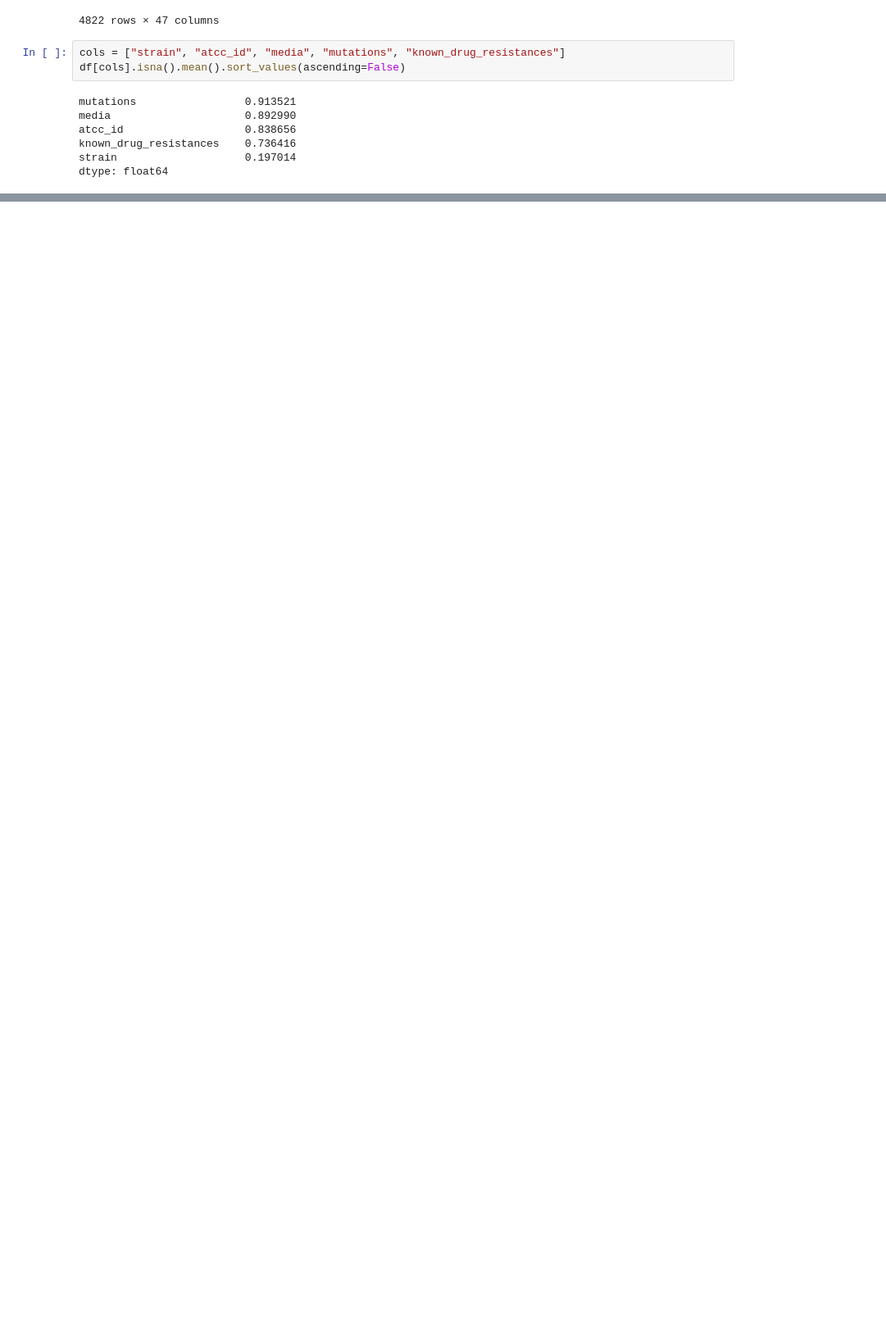
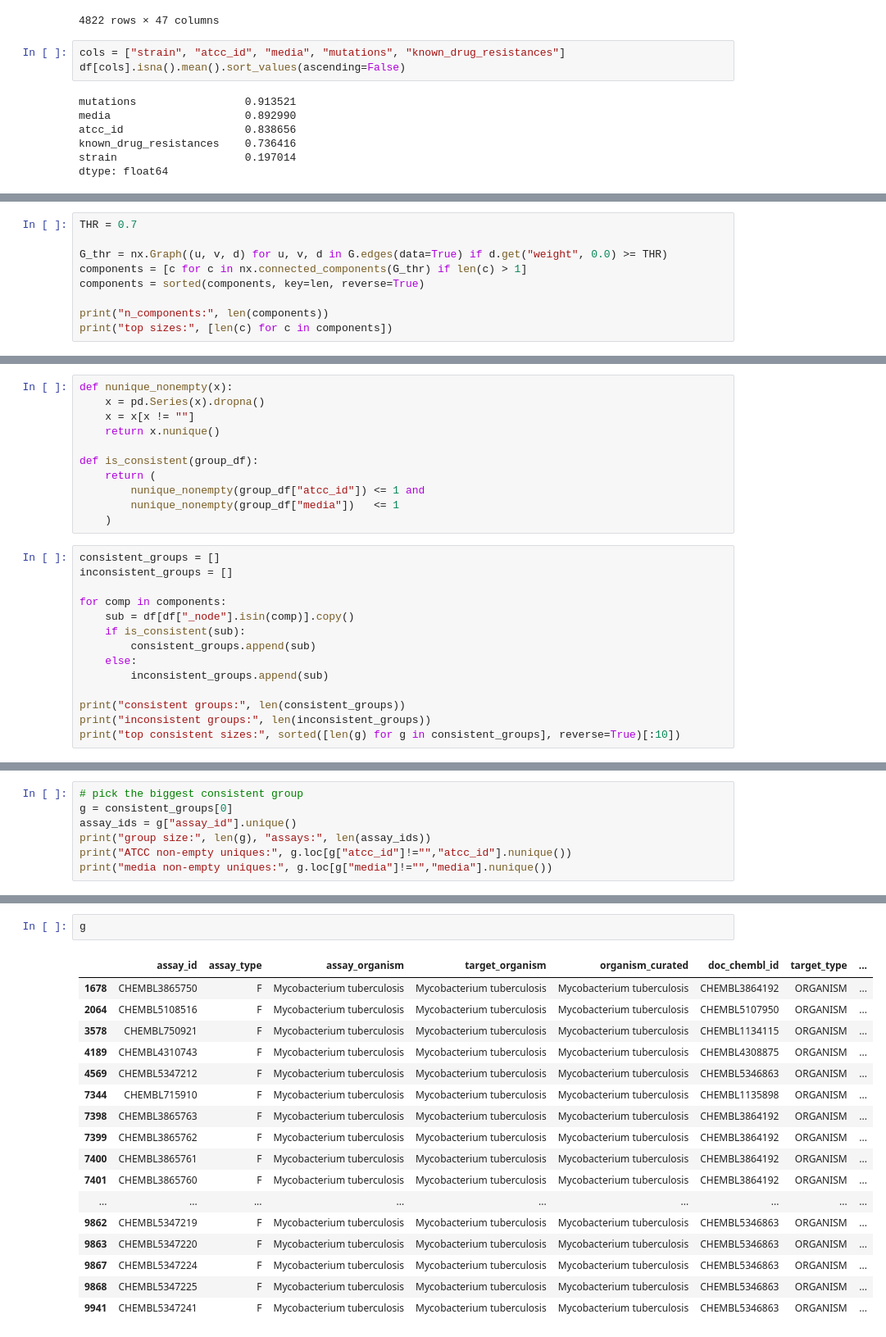
Before and after one commit to ersilia-os/chembl-antimicrobial-tasks, a Jupyter notebook: notebooks/merging.ipynb, the cells around one changed output, grey strips where cells are left out. Shown at 82% size. Saved outputs shown, nothing was run; the diff lists cells and outputs as text; blank space fills up the shorter version.

```diff
--- a/notebooks/merging.ipynb
+++ b/notebooks/merging.ipynb
@@ -259,0 +369,9 @@ for i,j in df[df["strain"] != ""].groupby('strain'):
+# %%
+THR = 0.7
+
+G_thr = nx.Graph((u, v, d) for u, v, d in G.edges(data=True) if d.get("weight", 0.0) >= THR)
+components = [c for c in nx.connected_components(G_thr) if len(c) > 1]
+components = sorted(components, key=len, reverse=True)
+
+print("n_components:", len(components))
+print("top sizes:", [len(c) for c in components])
@@ -259,0 +381,25 @@ for i,j in df[df["strain"] != ""].groupby('strain'):
+# %%
+def nunique_nonempty(x):
+    x = pd.Series(x).dropna()
+    x = x[x != ""]
+    return x.nunique()
+
+def is_consistent(group_df):
+    return (
+        nunique_nonempty(group_df["atcc_id"]) <= 1 and
+        nunique_nonempty(group_df["media"])   <= 1
+    )
+# %%
+consistent_groups = []
+inconsistent_groups = []
+
+for comp in components:
+    sub = df[df["_node"].isin(comp)].copy()
+    if is_consistent(sub):
+        consistent_groups.append(sub)
+    else:
+        inconsistent_groups.append(sub)
+
+print("consistent groups:", len(consistent_groups))
+print("inconsistent groups:", len(inconsistent_groups))
+print("top consistent sizes:", sorted([len(g) for g in consistent_groups], reverse=True)[:10])
@@ -259,0 +410,7 @@ for i,j in df[df["strain"] != ""].groupby('strain'):
+# %%
+# pick the biggest consistent group
+g = consistent_groups[0]
+assay_ids = g["assay_id"].unique()
+print("group size:", len(g), "assays:", len(assay_ids))
+print("ATCC non-empty uniques:", g.loc[g["atcc_id"]!="","atcc_id"].nunique())
+print("media non-empty uniques:", g.loc[g["media"]!="","media"].nunique())
@@ -259,0 +421,20 @@ for i,j in df[df["strain"] != ""].groupby('strain'):
+# %%
+g
+# %% [output]
+|  | assay_id | assay_type | assay_organism | target_organism | organism_curated | doc_chembl_id | target_type | ... |
+| 1678 | CHEMBL3865750 | F | Mycobacterium tuberculosis | Mycobacterium tuberculosis | Mycobacterium tuberculosis | CHEMBL3864192 | ORGANISM | ... |
+| 2064 | CHEMBL5108516 | F | Mycobacterium tuberculosis | Mycobacterium tuberculosis | Mycobacterium tuberculosis | CHEMBL5107950 | ORGANISM | ... |
+| 3578 | CHEMBL750921 | F | Mycobacterium tuberculosis | Mycobacterium tuberculosis | Mycobacterium tuberculosis | CHEMBL1134115 | ORGANISM | ... |
+| 4189 | CHEMBL4310743 | F | Mycobacterium tuberculosis | Mycobacterium tuberculosis | Mycobacterium tuberculosis | CHEMBL4308875 | ORGANISM | ... |
+| 4569 | CHEMBL5347212 | F | Mycobacterium tuberculosis | Mycobacterium tuberculosis | Mycobacterium tuberculosis | CHEMBL5346863 | ORGANISM | ... |
+| 7344 | CHEMBL715910 | F | Mycobacterium tuberculosis | Mycobacterium tuberculosis | Mycobacterium tuberculosis | CHEMBL1135898 | ORGANISM | ... |
+| 7398 | CHEMBL3865763 | F | Mycobacterium tuberculosis | Mycobacterium tuberculosis | Mycobacterium tuberculosis | CHEMBL3864192 | ORGANISM | ... |
+| 7399 | CHEMBL3865762 | F | Mycobacterium tuberculosis | Mycobacterium tuberculosis | Mycobacterium tuberculosis | CHEMBL3864192 | ORGANISM | ... |
+| 7400 | CHEMBL3865761 | F | Mycobacterium tuberculosis | Mycobacterium tuberculosis | Mycobacterium tuberculosis | CHEMBL3864192 | ORGANISM | ... |
+| 7401 | CHEMBL3865760 | F | Mycobacterium tuberculosis | Mycobacterium tuberculosis | Mycobacterium tuberculosis | CHEMBL3864192 | ORGANISM | ... |
+| ... | ... | ... | ... | ... | ... | ... | ... | ... |
+| 9862 | CHEMBL5347219 | F | Mycobacterium tuberculosis | Mycobacterium tuberculosis | Mycobacterium tuberculosis | CHEMBL5346863 | ORGANISM | ... |
+| 9863 | CHEMBL5347220 | F | Mycobacterium tuberculosis | Mycobacterium tuberculosis | Mycobacterium tuberculosis | CHEMBL5346863 | ORGANISM | ... |
+| 9867 | CHEMBL5347224 | F | Mycobacterium tuberculosis | Mycobacterium tuberculosis | Mycobacterium tuberculosis | CHEMBL5346863 | ORGANISM | ... |
+| 9868 | CHEMBL5347225 | F | Mycobacterium tuberculosis | Mycobacterium tuberculosis | Mycobacterium tuberculosis | CHEMBL5346863 | ORGANISM | ... |
+| 9941 | CHEMBL5347241 | F | Mycobacterium tuberculosis | Mycobacterium tuberculosis | Mycobacterium tuberculosis | CHEMBL5346863 | ORGANISM | ... |
```
Also changed, not shown: parts of 8 cells of this notebook, 1 other file.
